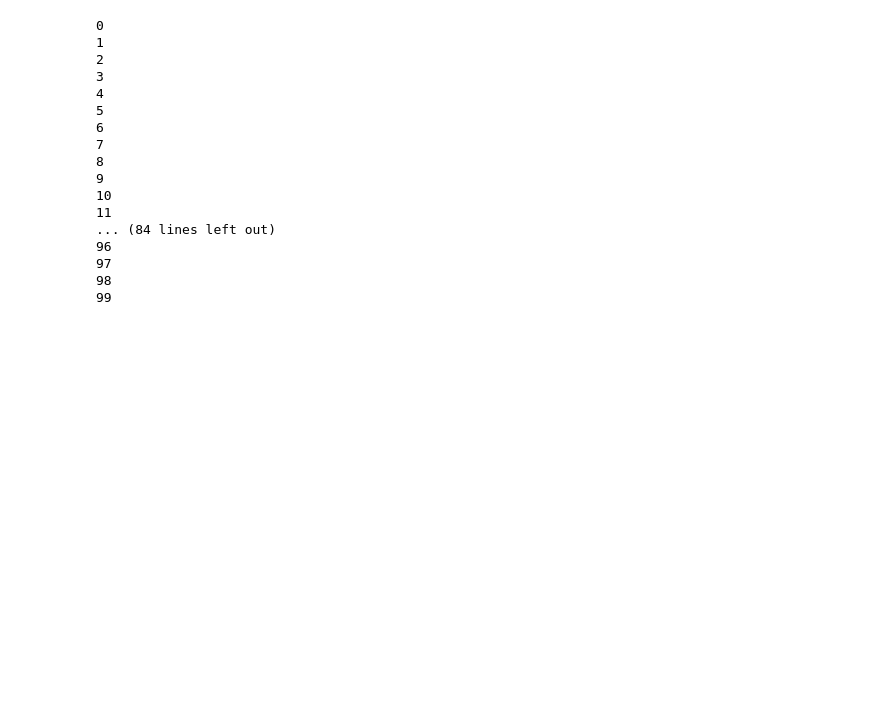
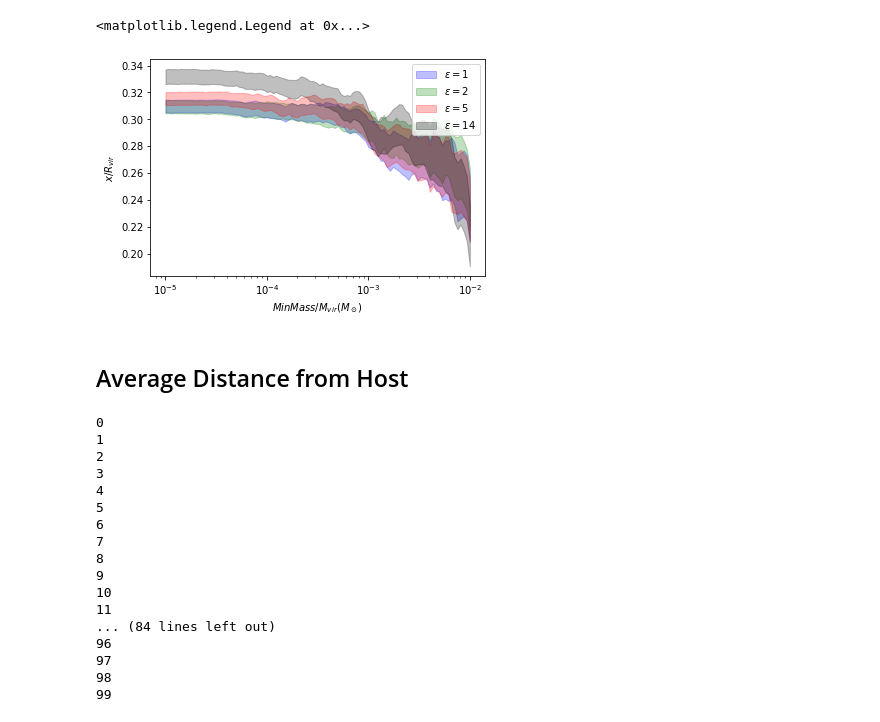
Before and after one commit to Christine8888/satellites, a Jupyter notebook: Full Pipeline.ipynb, the cells around one changed output. Saved outputs shown, nothing was run; the diff lists cells and outputs as text; code cells hidden in the pictures; blank space fills up the shorter version.

```diff
--- a/Full Pipeline.ipynb
+++ b/Full Pipeline.ipynb
@@ -131,3 +671,25 @@ def get_mean_dist(data):
+# %%
+yerr = xrvir_e1_sds/np.sqrt(50)
+e1 = plt.fill_between(n, xrvir_e1_mean+yerr, xrvir_e1_mean-yerr, alpha=0.25, label=r'$\varepsilon=1$', color='b')
+
+yerr = xrvir_e2_sds/np.sqrt(50)
+e2 = plt.fill_between(n, xrvir_e2_mean+yerr, xrvir_e2_mean-yerr, alpha=0.25, label=r'$\varepsilon=2$', color='g')
+
+yerr = xrvir_e5_sds/np.sqrt(50)
+e5 = plt.fill_between(n, xrvir_e5_mean+yerr,xrvir_e5_mean-yerr, alpha=0.25, label=r'$\varepsilon=5$', color='r')
+
+yerr = xrvir_e14_sds/np.sqrt(50)
+e14 = plt.fill_between(n, xrvir_e14_mean+yerr, xrvir_e14_mean-yerr, alpha=0.25, label=r'$\varepsilon=14$', color='k')
+
+plt.xscale('log')
+plt.ylabel(r'$x/R_{vir}$')
+plt.xlabel(r'$MinMass/M_{vir} (M_\odot)$')
+plt.legend()
+# %% [output]
+<matplotlib.legend.Legend at 0x...>
+[figure, added]
+# %% [markdown]
+## Average Distance from Host
 # %%
 name, m, r, x_pos, y_pos, z_pos = np.loadtxt("Chinchilla_L125_e1.txt",usecols=(0,1,2,6,7,8)).T
 n = np.logspace(-5,-2,num=100)
```
Also changed, not shown: parts of 39 cells of this notebook, 2 other files.
